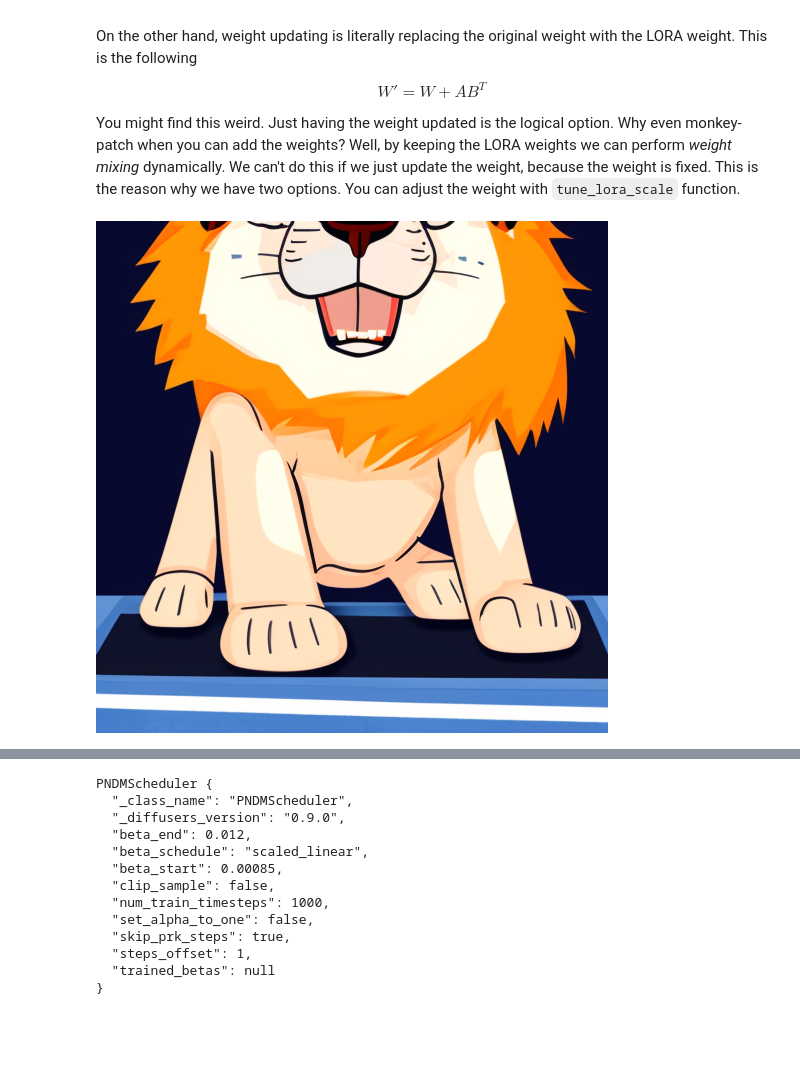
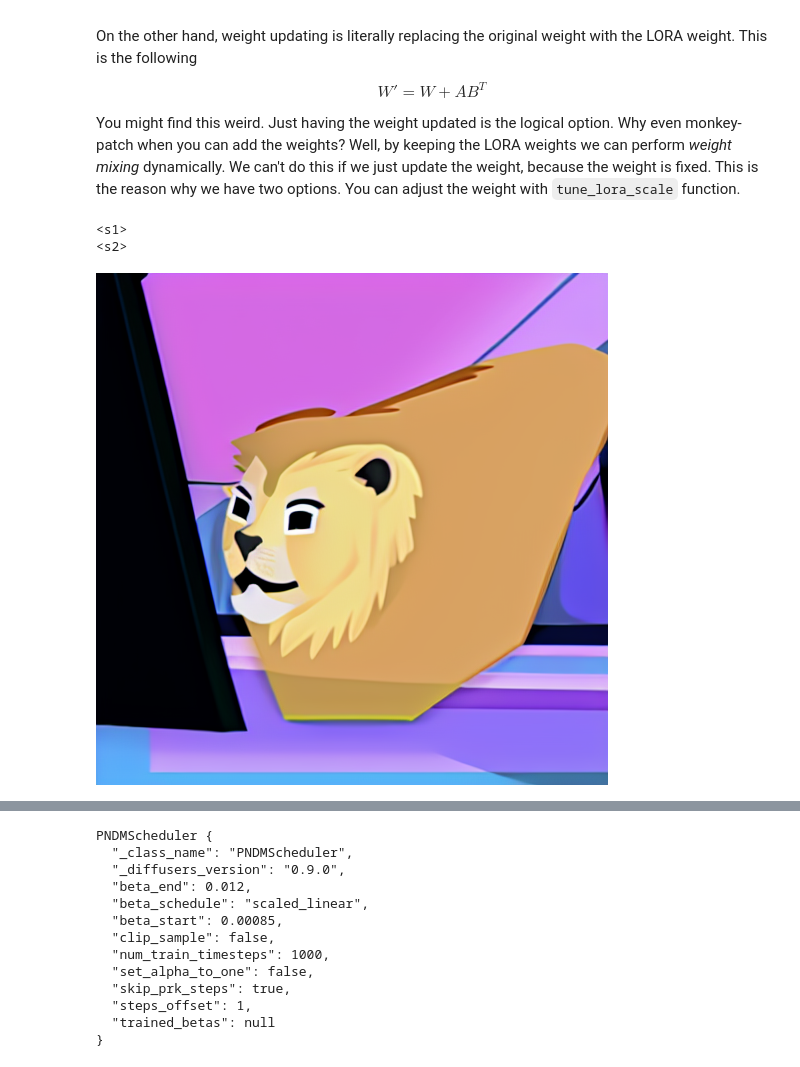
Before and after one commit to cloneofsimo/lora, a Jupyter notebook: scripts/run_inference.ipynb, the cells around one changed output, grey strips where cells are left out. Drawn from its saved outputs; the diff is of its cells as text; code cells hidden in the pictures; blank space fills up the shorter version.

```diff
--- a/scripts/run_inference.ipynb
+++ b/scripts/run_inference.ipynb
@@ -12,14 +12,14 @@ pip install git+https://github.com/cloneofsimo/lora.git
 from diffusers import StableDiffusionPipeline, EulerAncestralDiscreteScheduler
 import torch
 
-model_id = "stabilityai/stable-diffusion-2-base"
+model_id = "runwayml/stable-diffusion-v1-5"
 
 pipe = StableDiffusionPipeline.from_pretrained(model_id, torch_dtype=torch.float16).to(
     "cuda"
 )
 pipe.scheduler = EulerAncestralDiscreteScheduler.from_config(pipe.scheduler.config)
 
-prompt = "style of sks, baby lion"
+prompt = "style of <s1><s2>, baby lion"
 torch.manual_seed(0)
 image = pipe(prompt, num_inference_steps=50, guidance_scale=7).images[0]
 
@@ -43,17 +43,21 @@ $$
 
 You might find this weird. Just having the weight updated is the logical option. Why even monkey-patch when you can add the weights? Well, by keeping the LORA weights we can perform _weight mixing_ dynamically. We can't do this if we just update the weight, because the weight is fixed. This is the reason why we have two options. You can adjust the weight with `tune_lora_scale` function.
 # %%
-from lora_diffusion import monkeypatch_lora, tune_lora_scale
+from lora_diffusion import monkeypatch_lora, tune_lora_scale, patch_pipe
 
+patch_pipe(
+    pipe, "../example_loras/lora_illust.safetensors", patch_text=True, patch_ti= True, patch_unet= True
+)
 
-monkeypatch_lora(pipe.unet, torch.load("../lora_illust.pt"))
 tune_lora_scale(pipe.unet, 1.00)
 
 torch.manual_seed(0)
 image = pipe(prompt, num_inference_steps=50, guidance_scale=7).images[0]
 image.save("../contents/lion_illust.jpg")
 image
 # %% [output]
+<s1>
+<s2>
-[figure, old version]
+[figure, new version]
 # %%
 
```
Also changed, not shown: parts of 7 cells of this notebook, 8 other files.
